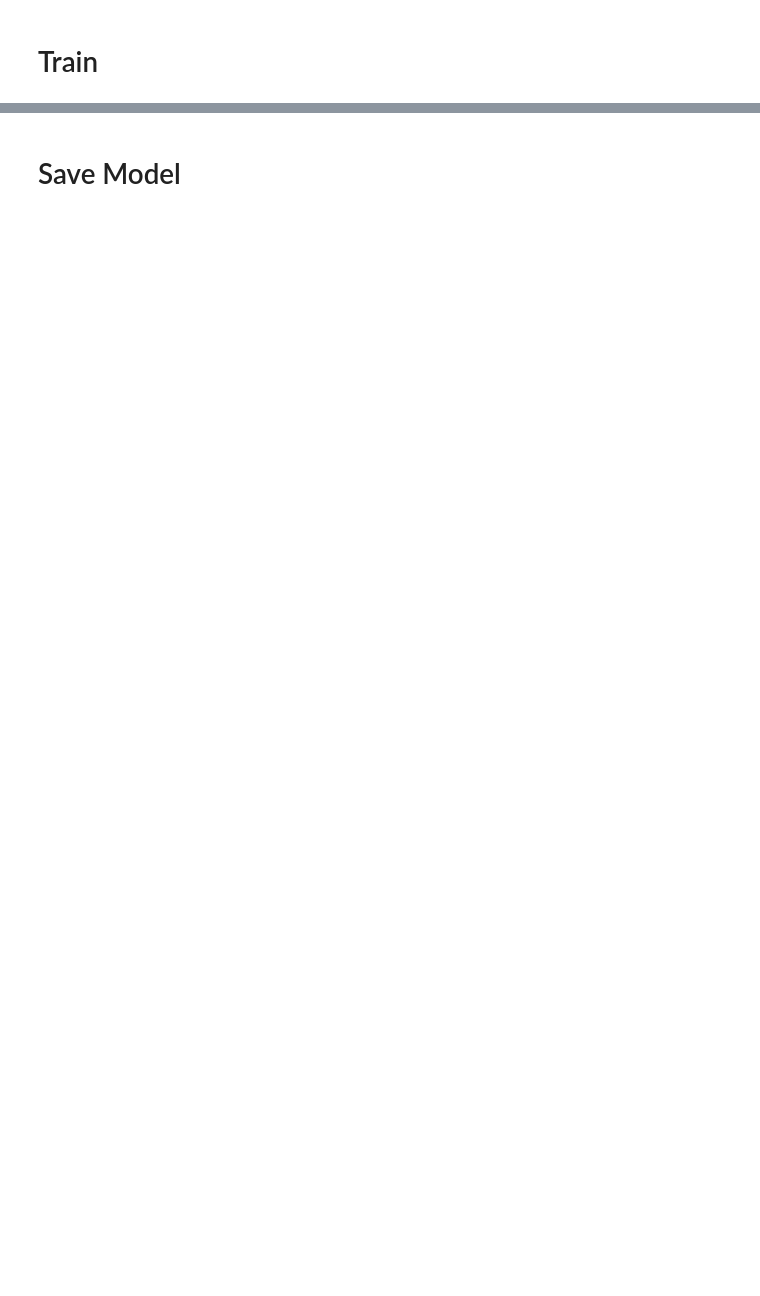
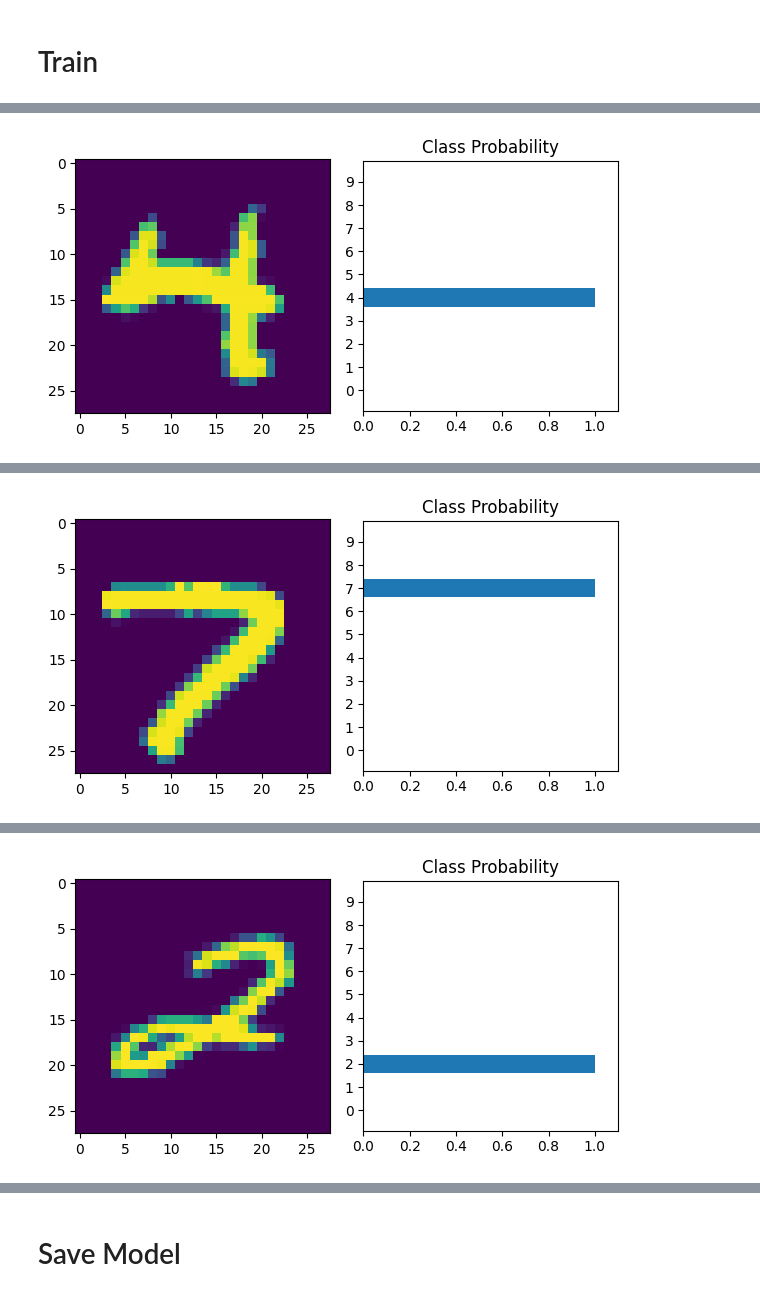
Before and after one commit to HSD-KI-DS-Project-23/PyTorch-Project, a Jupyter notebook: NN/NN Try 2/nn2.ipynb, the cells around one changed output, grey strips where cells are left out. Saved outputs shown, nothing was run; the diff lists cells and outputs as text; code cells hidden in the pictures; blank space fills up the shorter version.

```diff
--- a/NN/NN Try 2/nn2.ipynb
+++ b/NN/NN Try 2/nn2.ipynb
@@ -86,13 +84,13 @@ class MNIST_De_Class(nn.Module):
         # self.out = nn.Linear(20, 10)  # output
 
         self.network = nn.Sequential(
-            nn.Linear(28 * 28, 100),
+            nn.Linear(28 * 28, hidden_dim),
             nn.ReLU(),
-            nn.Linear(100, 100),
+            nn.Linear(hidden_dim, hidden_dim),
             nn.ReLU(),
-            nn.Linear(100, 100),
+            nn.Linear(hidden_dim, hidden_dim),
             nn.ReLU(),
-            nn.Linear(100, 10),
+            nn.Linear(hidden_dim, 10),
             nn.Sigmoid(),
         )
 
@@ -110,3 +110,19 @@ class MNIST_De_Class(nn.Module):
+# %%
+def view_classifications(img,pred):
+    pred = pred.cpu().data.numpy().squeeze()
+
+    fig, (ax1, ax2) = plt.subplots(figsize=(6,9), ncols=2)
+    ax1.imshow(img.resize_(1, 28, 28).numpy().squeeze())
+    ax2.barh(np.arange(10), pred)
+
+    ax2.set_aspect(0.1)
+    ax2.set_yticks(np.arange(10))
+    ax2.set_yticklabels(np.arange(10))
+    ax2.set_title('Class Probability')
+    ax2.set_xlim(0, 1.1)
+    plt.tight_layout()
+    plt.show()
+    plt.close()
 # %% [markdown]
 # Train
 # %%
@@ -142,4 +158,7 @@ for epoch in range(num_epochs):
 
 
     print('Epoche: ',epoch+1, 'Loss: %.5f ' % loss)
+
+    if epoch %2 == 0:
+        view_classifications(data[0].view(1,28,28),output[0])
 # %% [output]
@@ -150,0 +166 @@ Epoche:  5 Loss: 1.49536
+[figure, added]
@@ -150,0 +169 @@ Epoche:  5 Loss: 1.49536
+[figure, added]
@@ -150,0 +172 @@ Epoche:  5 Loss: 1.49536
+[figure, added]
```
Also changed, not shown: parts of 8 cells of this notebook, 1 other file.
